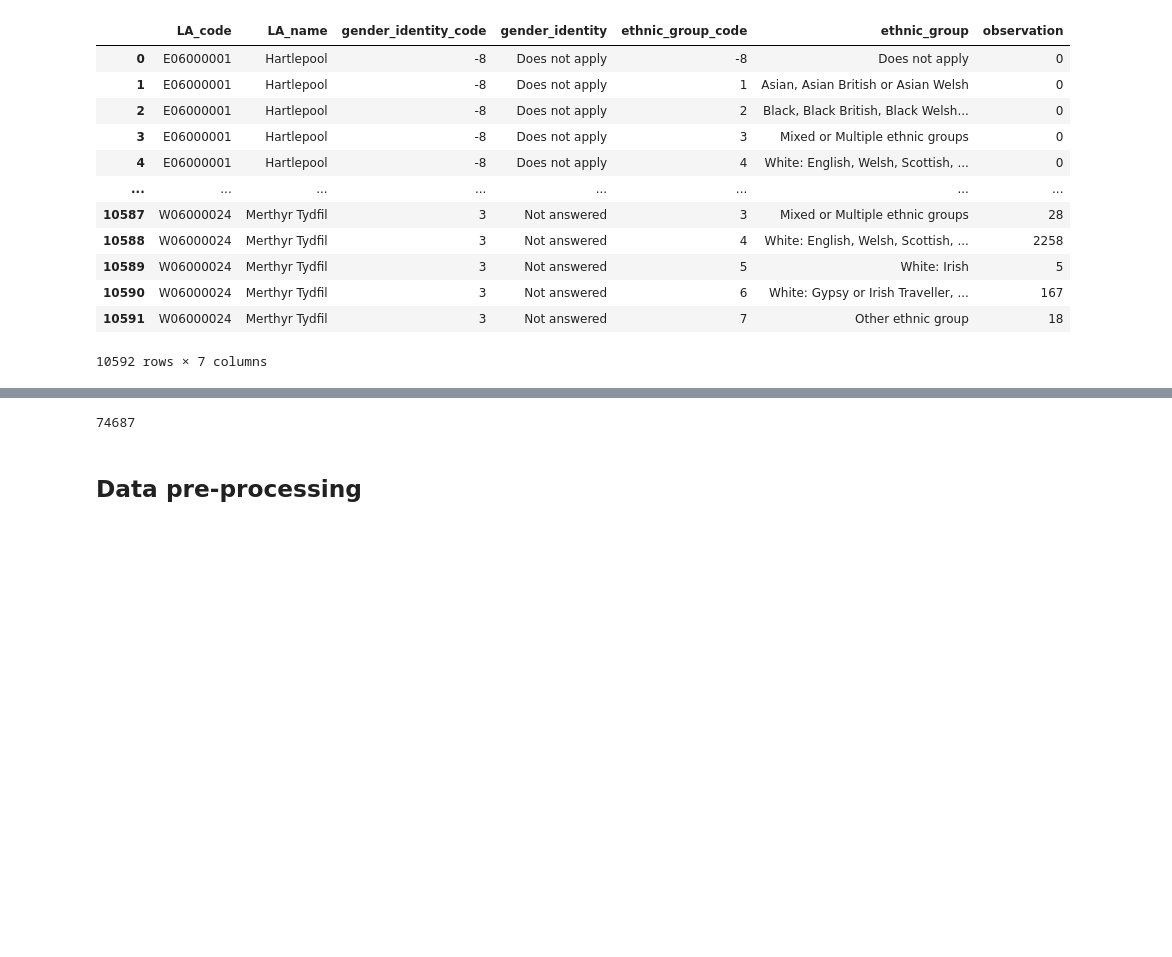
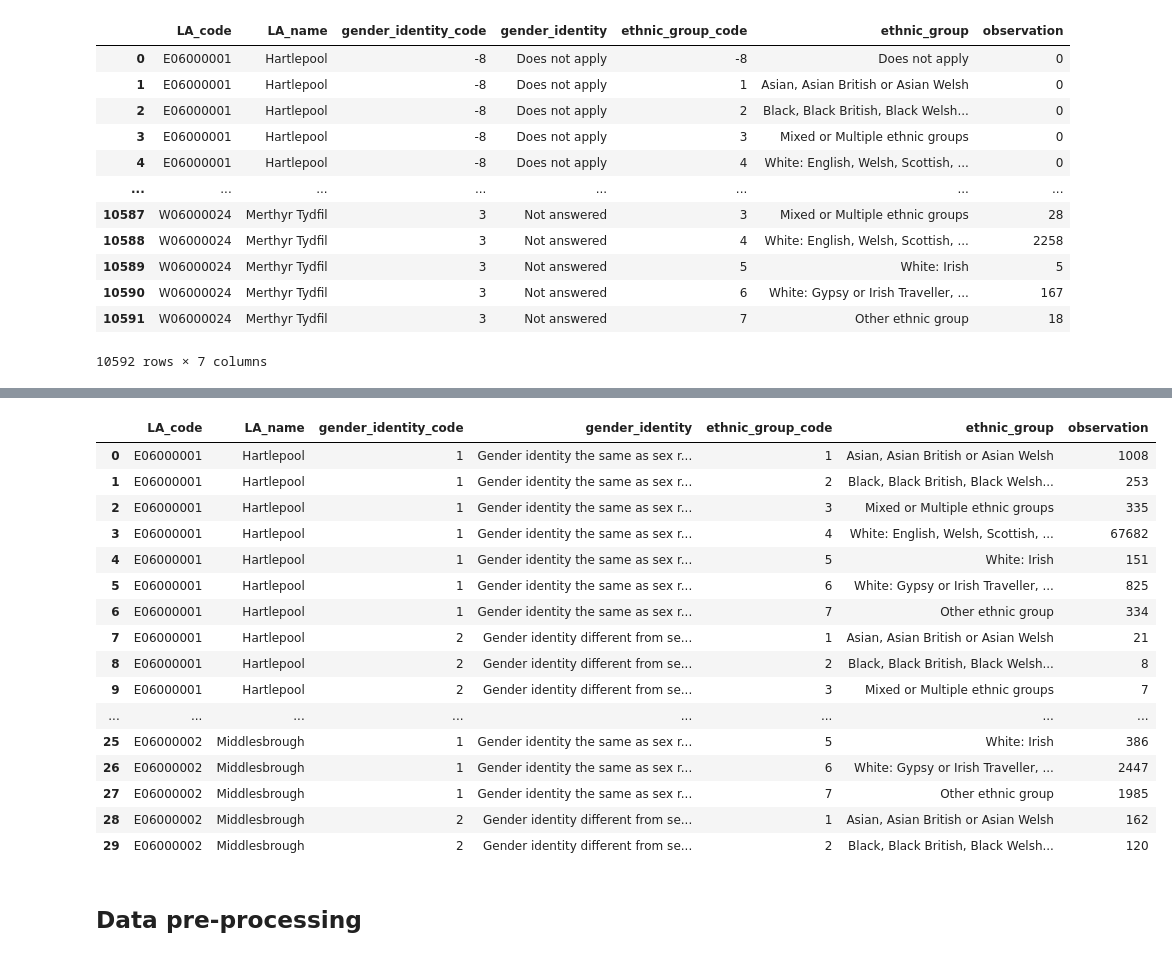
Before and after one commit to UKDataServiceOpen/Interactive_visualisations, a Jupyter notebook: Guide.ipynb, the cells around one changed output, grey strips where cells are left out. Drawn from its saved outputs; the diff is of its cells as text; code cells hidden in the pictures; blank space fills up the shorter version.

```diff
--- a/Guide.ipynb
+++ b/Guide.ipynb
@@ -220,6 +339,22 @@ hart = df2[df2.LA_name == 'Hartlepool']
-# %%
-hart.observation.sum()
-# %% [output]
-74687
+# %%
+df2.head(30)
+# %% [output]
+|  | LA_code | LA_name | gender_identity_code | gender_identity | ethnic_group_code | ethnic_group | observation |
+| 0 | E06000001 | Hartlepool | 1 | Gender identity the same as sex r... | 1 | Asian, Asian British or Asian Welsh | 1008 |
+| 1 | E06000001 | Hartlepool | 1 | Gender identity the same as sex r... | 2 | Black, Black British, Black Welsh... | 253 |
+| 2 | E06000001 | Hartlepool | 1 | Gender identity the same as sex r... | 3 | Mixed or Multiple ethnic groups | 335 |
+| 3 | E06000001 | Hartlepool | 1 | Gender identity the same as sex r... | 4 | White: English, Welsh, Scottish, ... | 67682 |
+| 4 | E06000001 | Hartlepool | 1 | Gender identity the same as sex r... | 5 | White: Irish | 151 |
+| 5 | E06000001 | Hartlepool | 1 | Gender identity the same as sex r... | 6 | White: Gypsy or Irish Traveller, ... | 825 |
+| 6 | E06000001 | Hartlepool | 1 | Gender identity the same as sex r... | 7 | Other ethnic group | 334 |
+| 7 | E06000001 | Hartlepool | 2 | Gender identity different from se... | 1 | Asian, Asian British or Asian Welsh | 21 |
+| 8 | E06000001 | Hartlepool | 2 | Gender identity different from se... | 2 | Black, Black British, Black Welsh... | 8 |
+| 9 | E06000001 | Hartlepool | 2 | Gender identity different from se... | 3 | Mixed or Multiple ethnic groups | 7 |
+| ... | ... | ... | ... | ... | ... | ... | ... |
+| 25 | E06000002 | Middlesbrough | 1 | Gender identity the same as sex r... | 5 | White: Irish | 386 |
+| 26 | E06000002 | Middlesbrough | 1 | Gender identity the same as sex r... | 6 | White: Gypsy or Irish Traveller, ... | 2447 |
+| 27 | E06000002 | Middlesbrough | 1 | Gender identity the same as sex r... | 7 | Other ethnic group | 1985 |
+| 28 | E06000002 | Middlesbrough | 2 | Gender identity different from se... | 1 | Asian, Asian British or Asian Welsh | 162 |
+| 29 | E06000002 | Middlesbrough | 2 | Gender identity different from se... | 2 | Black, Black British, Black Welsh... | 120 |
 # %% [markdown]
 ## Data pre-processing
```
Also changed, not shown: parts of 69 cells of this notebook, 1 other file.
